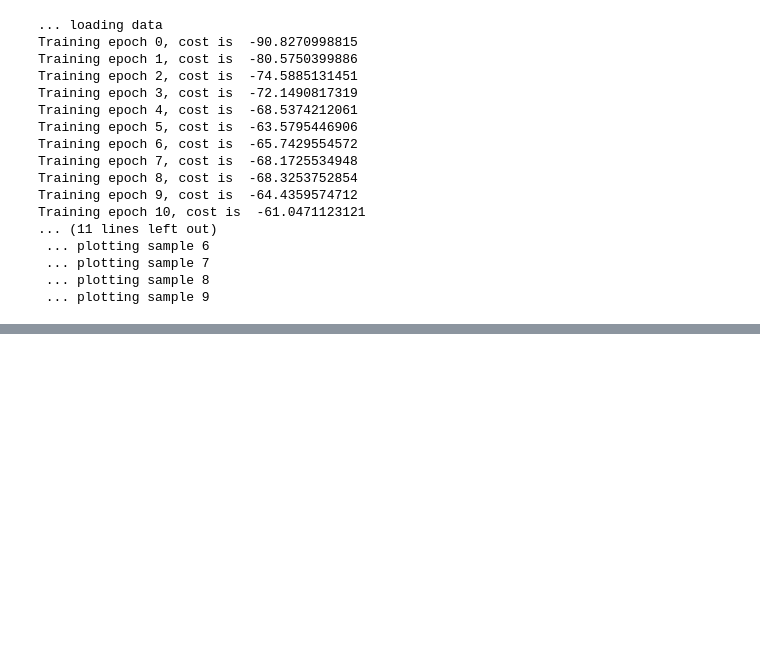
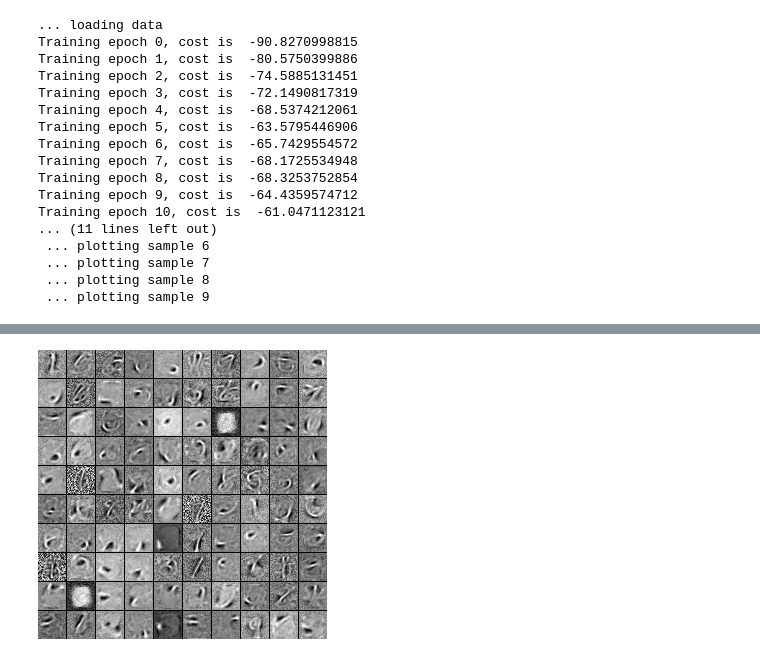
Before and after one commit to danhtuan/deep_learning, a Jupyter notebook: lab4/Boltzmann.ipynb, the cells around one changed output, grey strips where cells are left out. Saved outputs shown, nothing was run; the diff lists cells and outputs as text; code cells hidden in the pictures; blank space fills up the shorter version.

```diff
--- a/lab4/Boltzmann.ipynb
+++ b/lab4/Boltzmann.ipynb
@@ -567,0 +573,4 @@ Training epoch 10, cost is  -61.0471123121
+# %%
+Image(filename='rbm_plots/filters_at_epoch_14.png')
+# %% [output]
+[figure, added]
```
Also changed, not shown: parts of 1 cell of this notebook, 8 other files.
